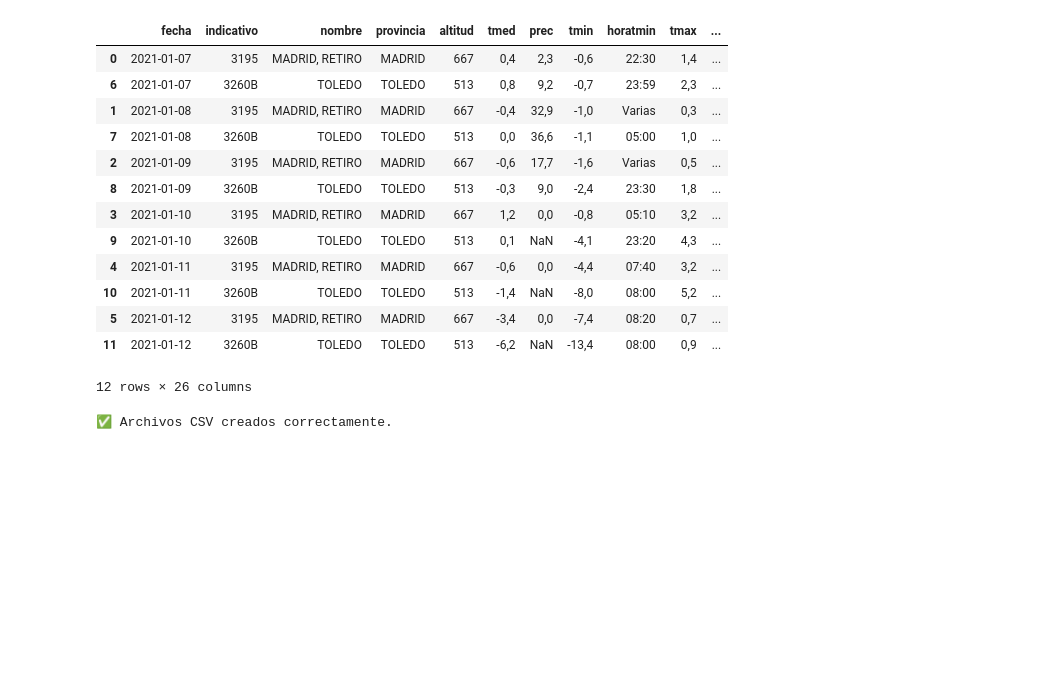
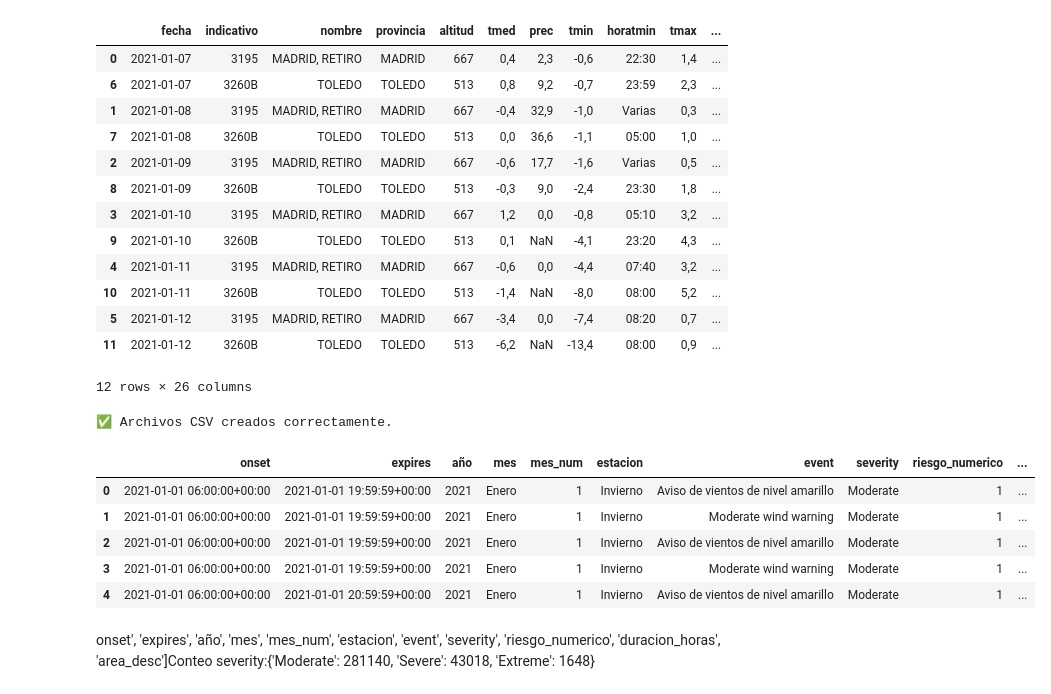
Before and after one commit to Esther-GL/proyecto-da-promo-63-modulo-4-team2-proyectofinal, a Jupyter notebook: extraccion.ipynb, the cells around one changed output. Drawn from its saved outputs; the diff is of its cells as text; code cells hidden in the pictures; blank space fills up the shorter version.

```diff
--- a/extraccion.ipynb
+++ b/extraccion.ipynb
@@ -565,0 +568,13 @@ print("✅ Archivos CSV creados correctamente.")
+# %%
+df_avisos = pd.read_csv("avisos_aemet_2021_2026_moderate_severe_extreme.csv")
+# %%
+df_avisos.head(5)
+# %% [output]
+|  | onset | expires | año | mes | mes_num | estacion | event | severity | riesgo_numerico | ... |
+| 0 | 2021-01-01 06:00:00+00:00 | 2021-01-01 19:59:59+00:00 | 2021 | Enero | 1 | Invierno | Aviso de vientos de nivel amarillo | Moderate | 1 | ... |
+| 1 | 2021-01-01 06:00:00+00:00 | 2021-01-01 19:59:59+00:00 | 2021 | Enero | 1 | Invierno | Moderate wind warning | Moderate | 1 | ... |
+| 2 | 2021-01-01 06:00:00+00:00 | 2021-01-01 19:59:59+00:00 | 2021 | Enero | 1 | Invierno | Aviso de vientos de nivel amarillo | Moderate | 1 | ... |
+| 3 | 2021-01-01 06:00:00+00:00 | 2021-01-01 19:59:59+00:00 | 2021 | Enero | 1 | Invierno | Moderate wind warning | Moderate | 1 | ... |
+| 4 | 2021-01-01 06:00:00+00:00 | 2021-01-01 20:59:59+00:00 | 2021 | Enero | 1 | Invierno | Aviso de vientos de nivel amarillo | Moderate | 1 | ... |
+# %% [markdown]
+onset', 'expires', 'año', 'mes', 'mes_num', 'estacion', 'event', 'severity', 'riesgo_numerico', 'duracion_horas', 'area_desc']Conteo severity:{'Moderate': 281140, 'Severe': 43018, 'Extreme': 1648}
```
Also changed, not shown: parts of 2 cells of this notebook, 6 other files.
